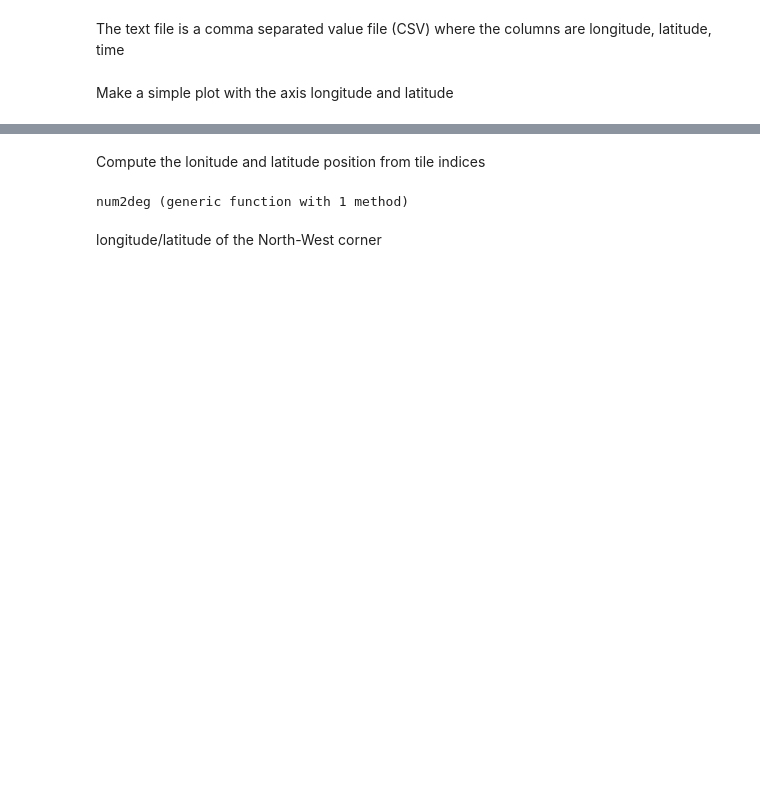
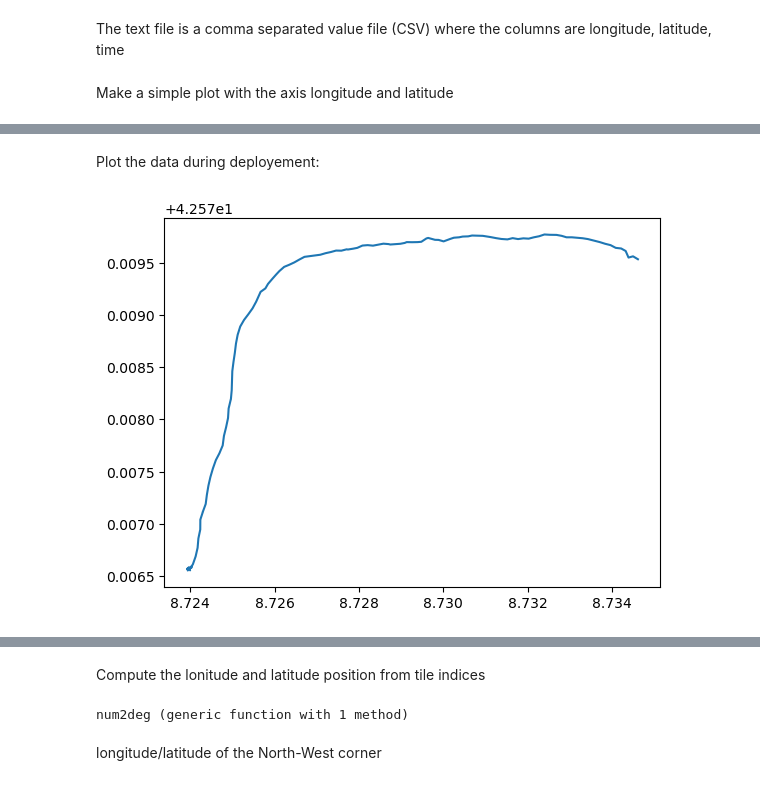
Before and after one commit to gher-uliege/drifter-raspberry-pi, a Jupyter notebook: drifter-track-plots.ipynb, the cells around one changed output, grey strips where cells are left out. Cells and saved outputs as stored; diff of their text form; code cells hidden in the pictures; blank space fills up the shorter version.

```diff
--- a/drifter-track-plots.ipynb
+++ b/drifter-track-plots.ipynb
@@ -44,0 +84,10 @@ Make this plot nice with the base map from Open Street Map as explained [here](h
+# %% [markdown]
+Plot the data during deployement:
+# %%
+t0 = DateTime(2024,5,8,9,12) - Dates.Hour(2)
+t1 = DateTime(2024,5,8,14,31)  - Dates.Hour(2)
+
+sel = t0 .<= time .<= t1
+plot(lon[sel],lat[sel]);
+# %% [output]
+[figure, added]
```
Also changed, not shown: parts of 38 cells of this notebook.
